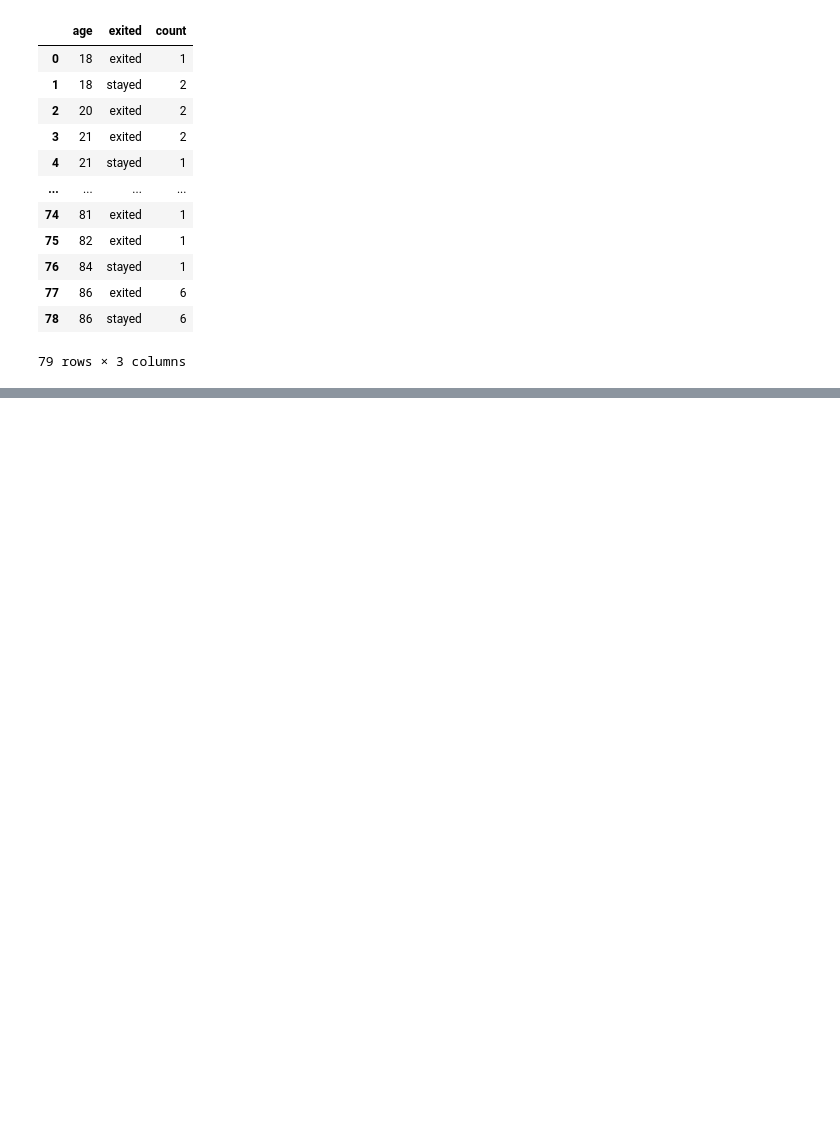
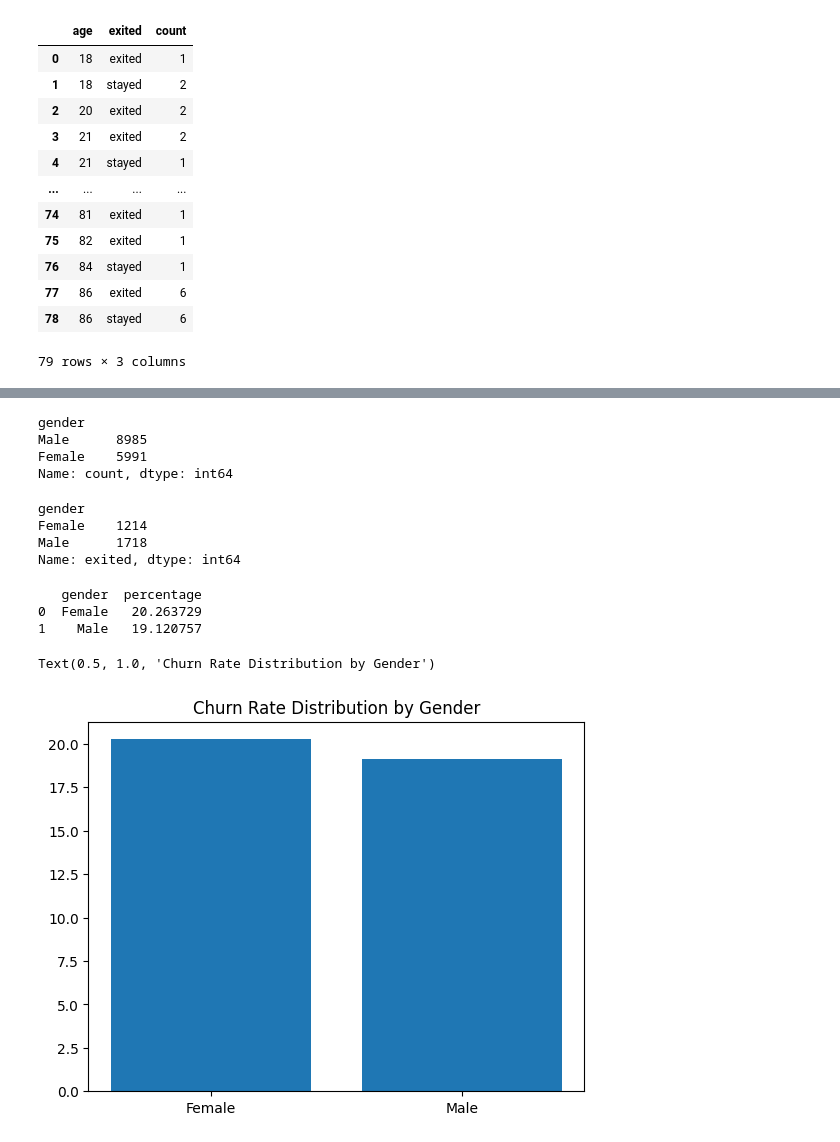
Before and after one commit to Subodhoraw/data-cleanning-, a Jupyter notebook: bank data attrition cleaning.ipynb, the cells around one changed output, grey strips where cells are left out. Saved outputs shown, nothing was run; the diff lists cells and outputs as text; code cells hidden in the pictures; blank space fills up the shorter version.

```diff
--- a/bank data attrition cleaning.ipynb
+++ b/bank data attrition cleaning.ipynb
@@ -771,0 +825,2 @@ age_counts
+# %%
+df['exited'] =df['exited'].map({'stayed': 0,'exited':1})
@@ -771,0 +845,30 @@ age_counts
+# %%
+df2 = df['gender'].value_counts()
+df2
+# %% [output]
+gender
+Male      8985
+Female    5991
+Name: count, dtype: int64
+# %%
+df1 = df.groupby('gender')['exited'].sum()
+df1
+# %% [output]
+gender
+Female    1214
+Male      1718
+Name: exited, dtype: int64
+# %%
+df3 = (df1/df2)*100
+df3 = df3.reset_index(name = 'percentage')
+print(df3)
+# %% [output]
+   gender  percentage
+0  Female   20.263729
+1    Male   19.120757
+# %%
+plt.bar(df3['gender'],df3['percentage'])
+plt.title("Churn Rate Distribution by Gender")
+# %% [output]
+Text(0.5, 1.0, 'Churn Rate Distribution by Gender')
+[figure, added]
```
Also changed, not shown: parts of 12 cells of this notebook.
